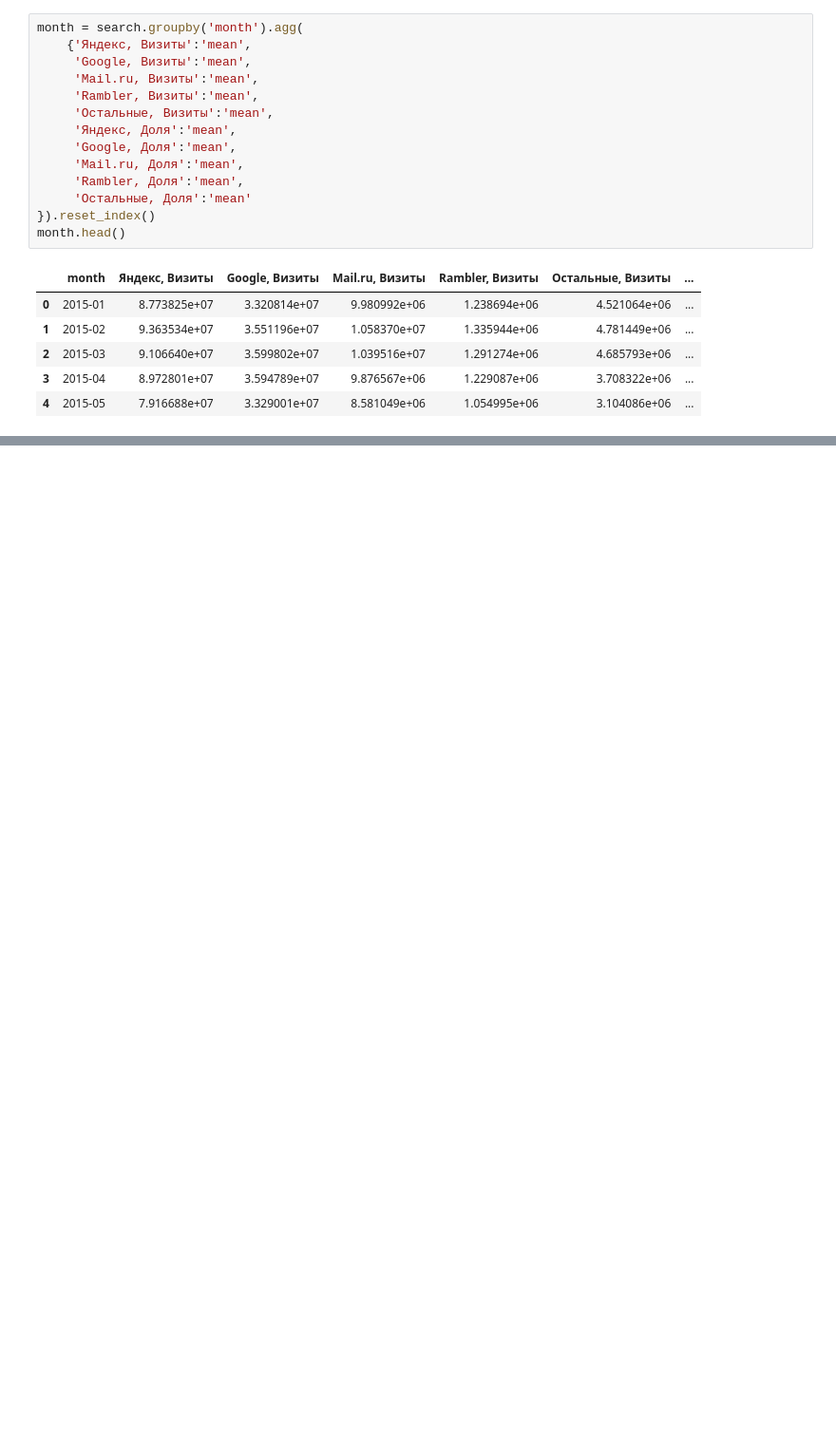
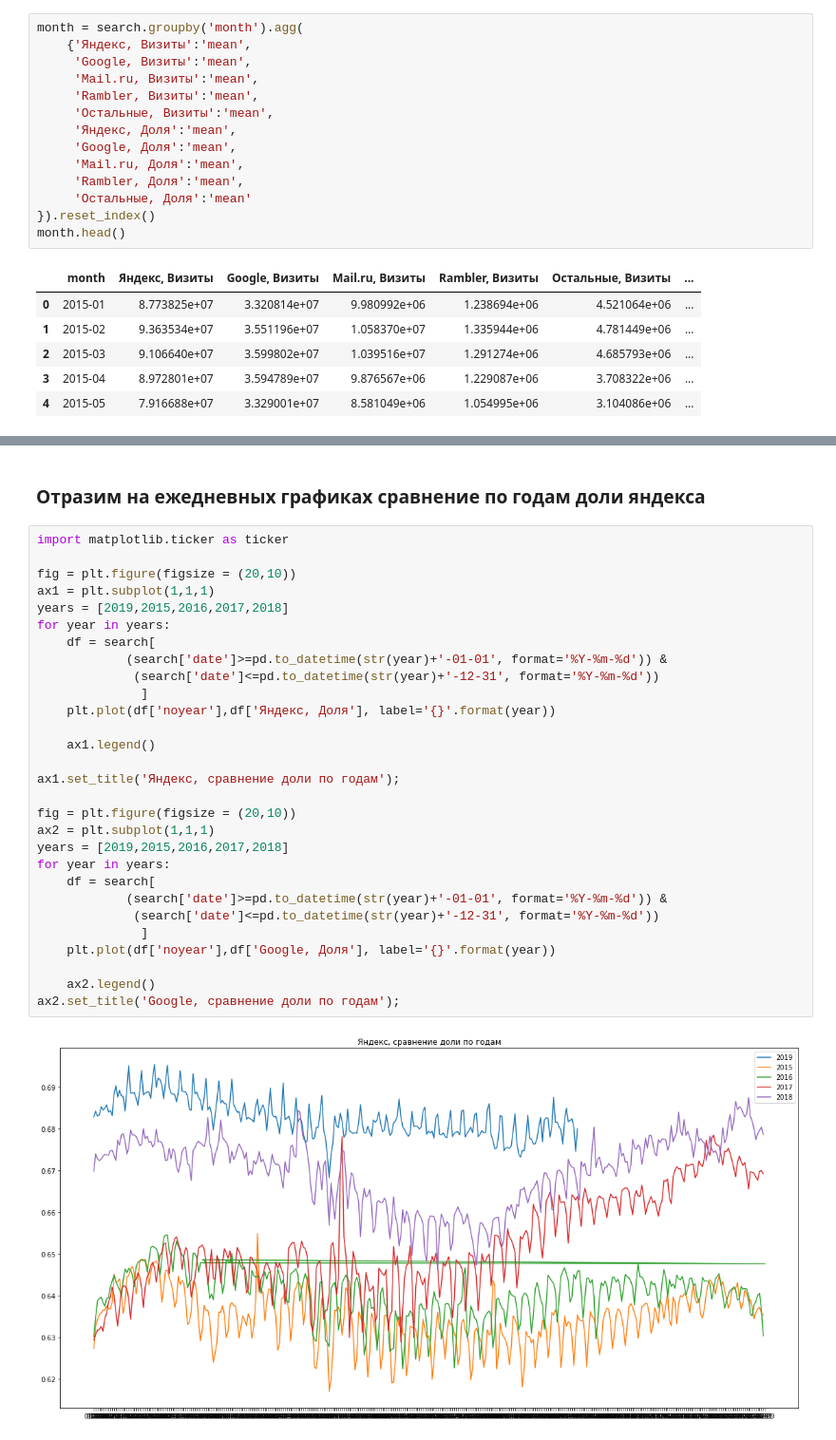
Before and after one commit to ayulic/yandex_tasks, a Jupyter notebook: yandex_task_2.2.ipynb, the cells around one changed output, grey strips where cells are left out. Shown at 95% size. Saved outputs shown, nothing was run; the diff lists cells and outputs as text; blank space fills up the shorter version.

```diff
--- a/yandex_task_2.2.ipynb
+++ b/yandex_task_2.2.ipynb
@@ -219,0 +280,33 @@ ax1.legend()
+# %% [markdown]
+### Отразим на ежедневных графиках сравнение по годам доли яндекса
+# %%
+import matplotlib.ticker as ticker
+
+fig = plt.figure(figsize = (20,10))
+ax1 = plt.subplot(1,1,1)
+years = [2019,2015,2016,2017,2018]
+for year in years:
+    df = search[
+            (search['date']>=pd.to_datetime(str(year)+'-01-01', format='%Y-%m-%d')) &
+             (search['date']<=pd.to_datetime(str(year)+'-12-31', format='%Y-%m-%d'))
+              ]
+    plt.plot(df['noyear'],df['Яндекс, Доля'], label='{}'.format(year))
+
+    ax1.legend()
+
+ax1.set_title('Яндекс, сравнение доли по годам');
+
+fig = plt.figure(figsize = (20,10))
+ax2 = plt.subplot(1,1,1)
+years = [2019,2015,2016,2017,2018]
+for year in years:
+    df = search[
+            (search['date']>=pd.to_datetime(str(year)+'-01-01', format='%Y-%m-%d')) &
+             (search['date']<=pd.to_datetime(str(year)+'-12-31', format='%Y-%m-%d'))
+              ]
+    plt.plot(df['noyear'],df['Google, Доля'], label='{}'.format(year))
+
+    ax2.legend()
+ax2.set_title('Google, сравнение доли по годам');
+# %% [output]
+[figure, added]
```
Also changed, not shown: parts of 27 cells of this notebook, 3 other files.
